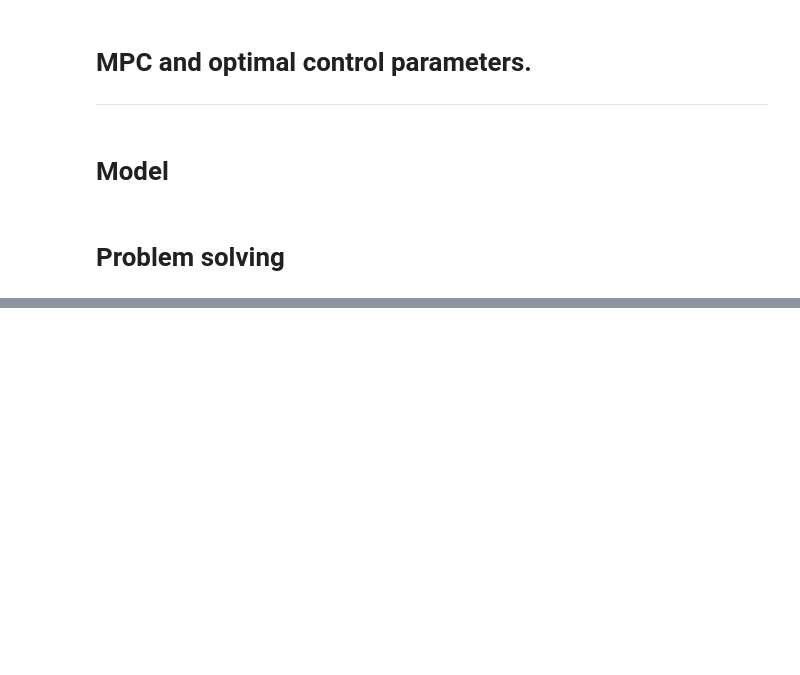
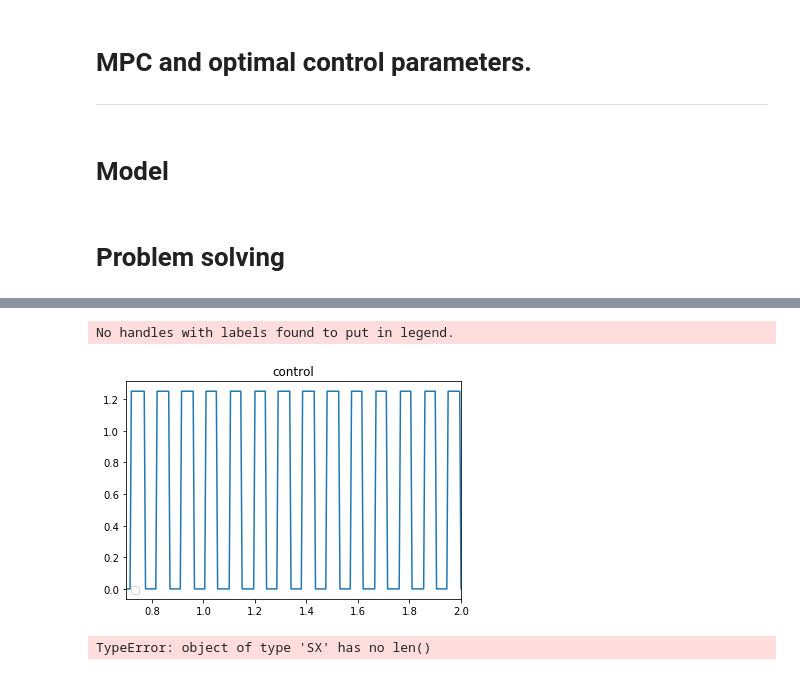
Before and after one commit to xxFirefly/mpc_rl_capsubot, a Jupyter notebook: example_mpc.ipynb, the cells around one changed output, grey strips where cells are left out. Drawn from its saved outputs; the diff is of its cells as text; code cells hidden in the pictures; blank space fills up the shorter version.

```diff
--- a/example_mpc.ipynb
+++ b/example_mpc.ipynb
@@ -281,0 +284,14 @@ IndexError: too many indices for array: array is 2-dimensional, but 3 were index
+# %%
+plt.figure()
+plt.title("control")
+plt.plot(t, cat_controls[:, 0])
+plt.xlim([0.7, 2.0])
+plt.legend()
+plt.show()
+# %% [output]
+No handles with labels found to put in legend.
+[figure, added]
+# %%
+len(controls)
+# %% [output]
+TypeError: object of type 'SX' has no len()
```
Also changed, not shown: parts of 5 cells of this notebook, 3 other files.
